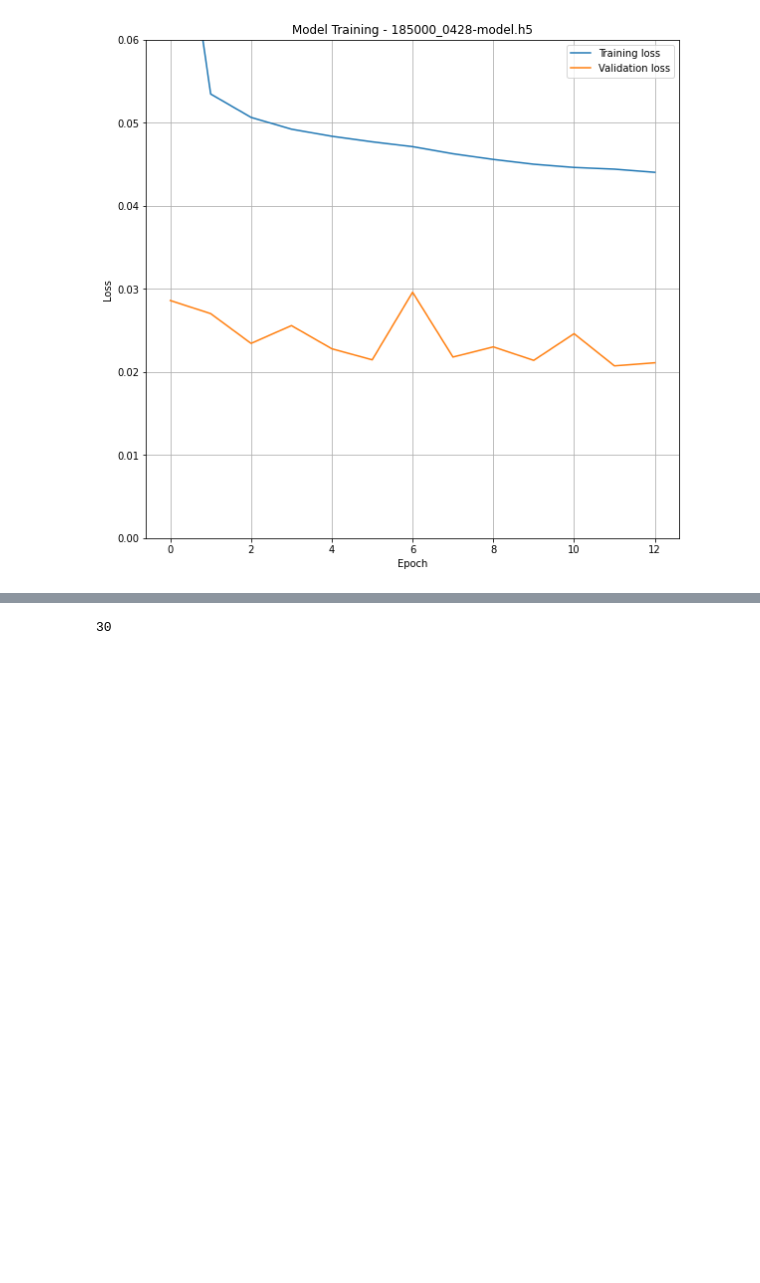
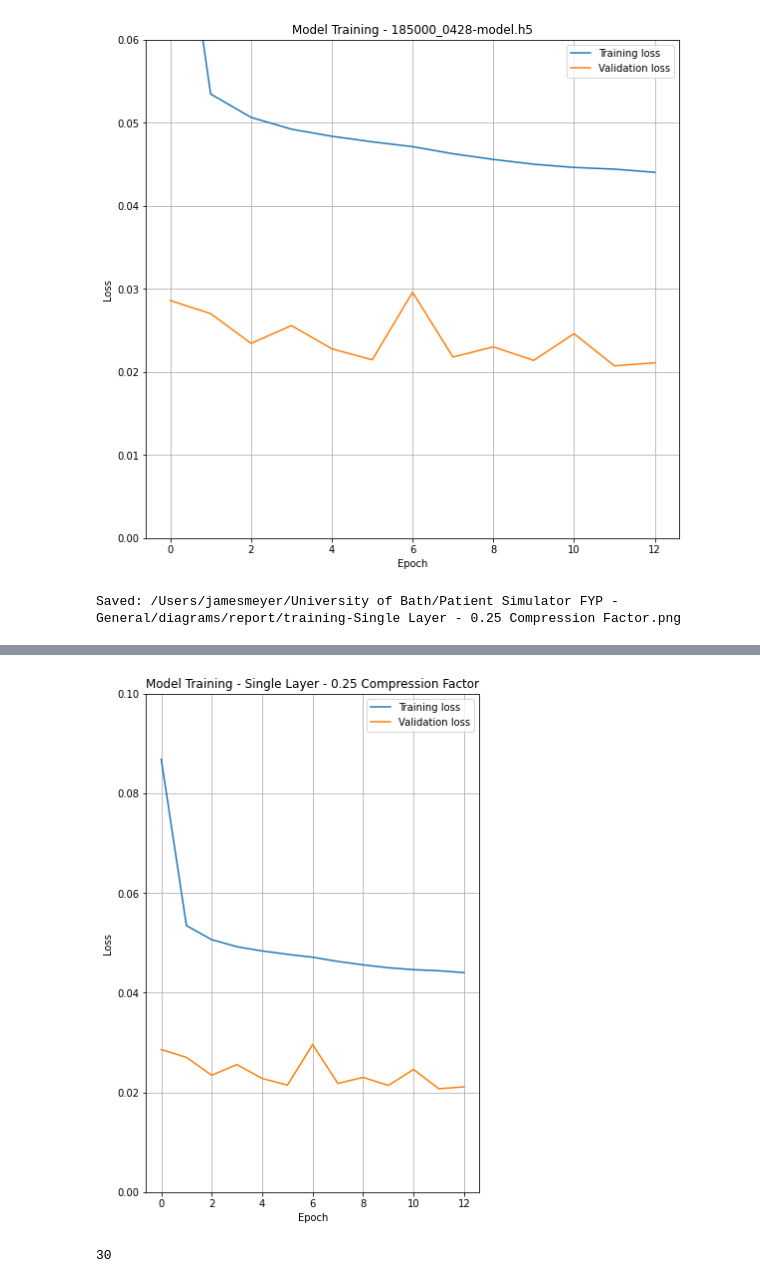
Before and after one commit to jm2442/Patient-Behaviour-Detection, a Jupyter notebook: bigbadmodeltrainer.ipynb, the cells around one changed output, grey strips where cells are left out. Saved outputs shown, nothing was run; the diff lists cells and outputs as text; code cells hidden in the pictures; blank space fills up the shorter version.

```diff
--- a/bigbadmodeltrainer.ipynb
+++ b/bigbadmodeltrainer.ipynb
@@ -51,3 +43,10 @@ patient_full_test = np.load(f'{DATA_FILE_PATH}{file_version}-patient-full-test.n
+# %%
+# Obtain training data
+file_version = f'ws{WIN_SIZE}num{no_feats}derFalse'
+file_name = f'{file_version}-patient-shaved.npy'
+path = DATA_FILE_PATH + file_name
+trainX = np.load(path)
+print(f'Number of control training samples: {trainX.shape}')
 # %%
 # Retrieve test data for plotting and place with pd dataframe
 patient_file_path = '/Users/jamesmeyer/University of Bath/Patient Simulator FYP - General/datasets/patient/patient_data.csv'
@@ -101,3 +100,7 @@ Epoch 13/50
 
 Saved model as: 185000_0428-model.h5
 [figure]
+# %%
+history_plot_and_save(quart.history, (0,0.1),'Single Layer - 0.25 Compression Factor', DIAGRAM_FILE_PATH, True)
+# %% [output]
+Saved: /Users/jamesmeyer/University of Bath/Patient Simulator FYP - General/diagrams/report/training-Single Layer - 0.25 Compression Factor.png
@@ -104,3 +108,4 @@ Saved model as: 185000_0428-model.h5
+[figure, added]
 # %%
 compress = 0.5
 units_one = int(trainX.shape[1] * trainX.shape[2] * compress)
```
Also changed, not shown: parts of 8 cells of this notebook, 11 other files.
